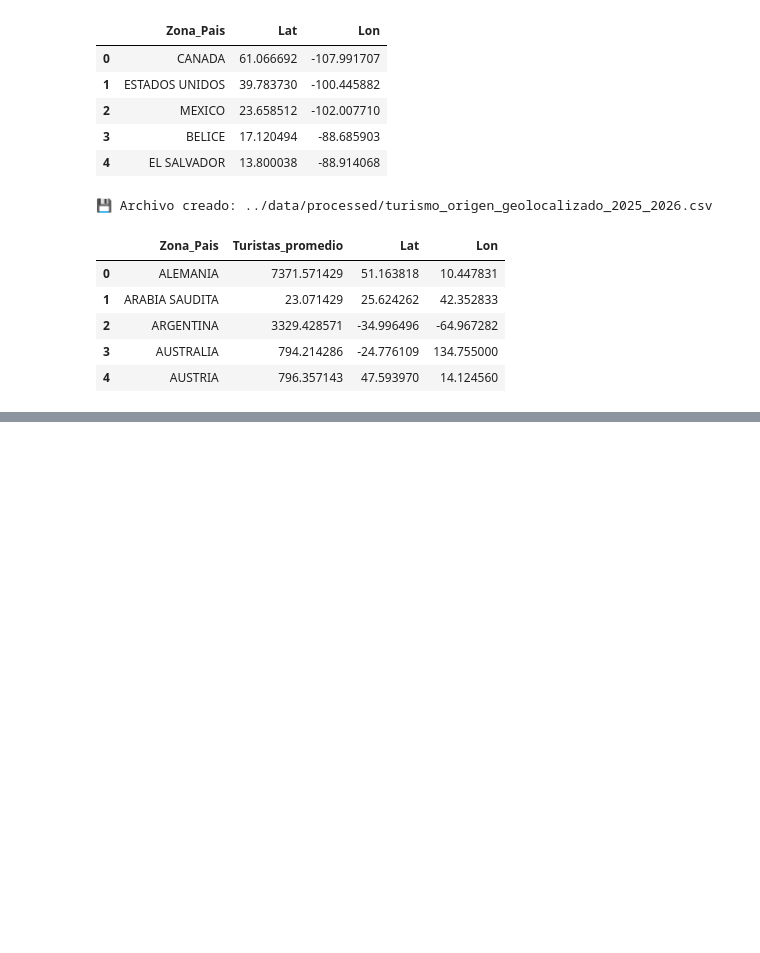
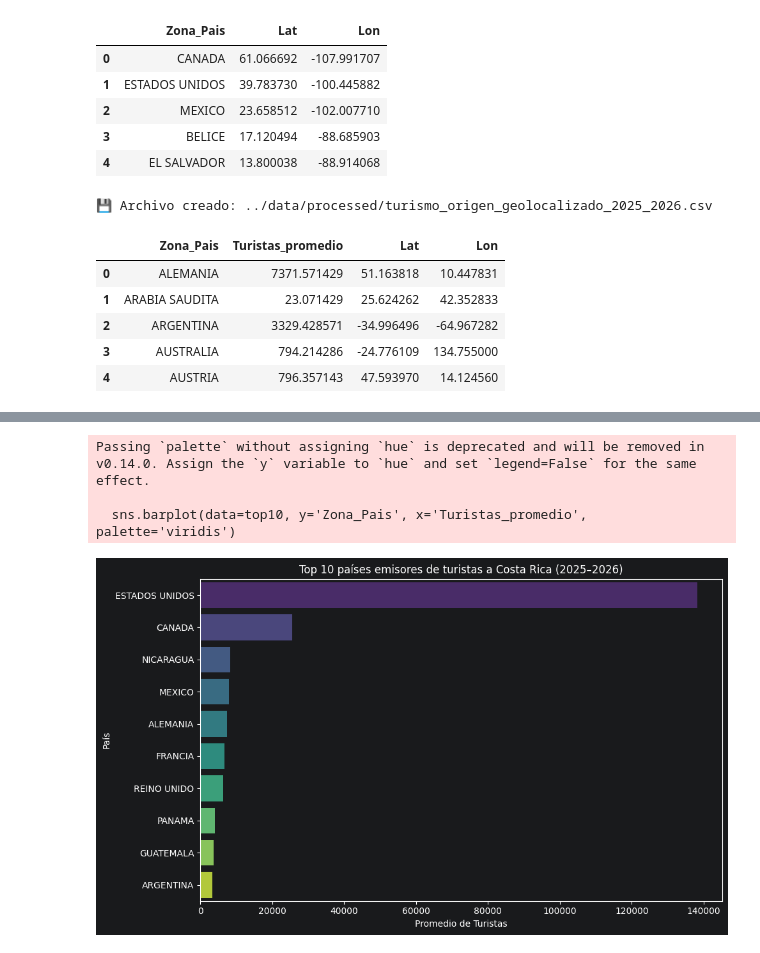
Before and after one commit to MauOrtizC/Proyecto_An-lisis_y_Predicci-n_del_Turismo_en_Costa_Rica, a Jupyter notebook: notebooks/Visualizador_Mapas.ipynb, the cells around one changed output, grey strips where cells are left out. Drawn from its saved outputs; the diff is of its cells as text; code cells hidden in the pictures; blank space fills up the shorter version.

Commit message:
Mapa mejorado

```diff
--- a/notebooks/Visualizador_Mapas.ipynb
+++ b/notebooks/Visualizador_Mapas.ipynb
@@ -156,3 +156,22 @@ mapa_flujo.save('../notebooks/mapa_flujo_turismo_2025_2026.html')
 mapa_flujo
 # %% [output]
 [interactive output not drawn]
+# %%
+import pandas as pd
+from visualizacion.visualizador_mapas import VisualizadorMapas
+
+# Cargar dataset geolocalizado
+df_geo = pd.read_csv('../data/processed/turismo_origen_geolocalizado_2025_2026.csv')
+
+# Crear el visualizador
+vis_mapas = VisualizadorMapas()
+
+# Mapa interactivo
+mapa_int = vis_mapas.mapa_interactivo(df_geo,
+                                      lat_col='Lat',
+                                      lon_col='Lon',
+                                      valor_col='Turistas_promedio',
+                                      color='purple')
+
+mapa_int.save('../notebooks/mapa_interactivo_turistas_origen.html')
+mapa_int
@@ -158,0 +180,3 @@ mapa_flujo
+# %%
+top10 = df_geo.sort_values('Turistas_promedio', ascending=False).head(10)
+print(top10)
@@ -158,0 +195,16 @@ mapa_flujo
+# %%
+import matplotlib.pyplot as plt
+import seaborn as sns
+
+plt.figure(figsize=(10,6))
+sns.barplot(data=top10, y='Zona_Pais', x='Turistas_promedio', palette='viridis')
+plt.title('Top 10 países emisores de turistas a Costa Rica (2025–2026)')
+plt.xlabel('Promedio de Turistas')
+plt.ylabel('País')
+plt.tight_layout()
+plt.show()
+# %% [output]
+Passing `palette` without assigning `hue` is deprecated and will be removed in v0.14.0. Assign the `y` variable to `hue` and set `legend=False` for the same effect.
+
+  sns.barplot(data=top10, y='Zona_Pais', x='Turistas_promedio', palette='viridis')
+[figure, added]
```
Also changed, not shown: parts of 3 cells of this notebook, 2 other files.
